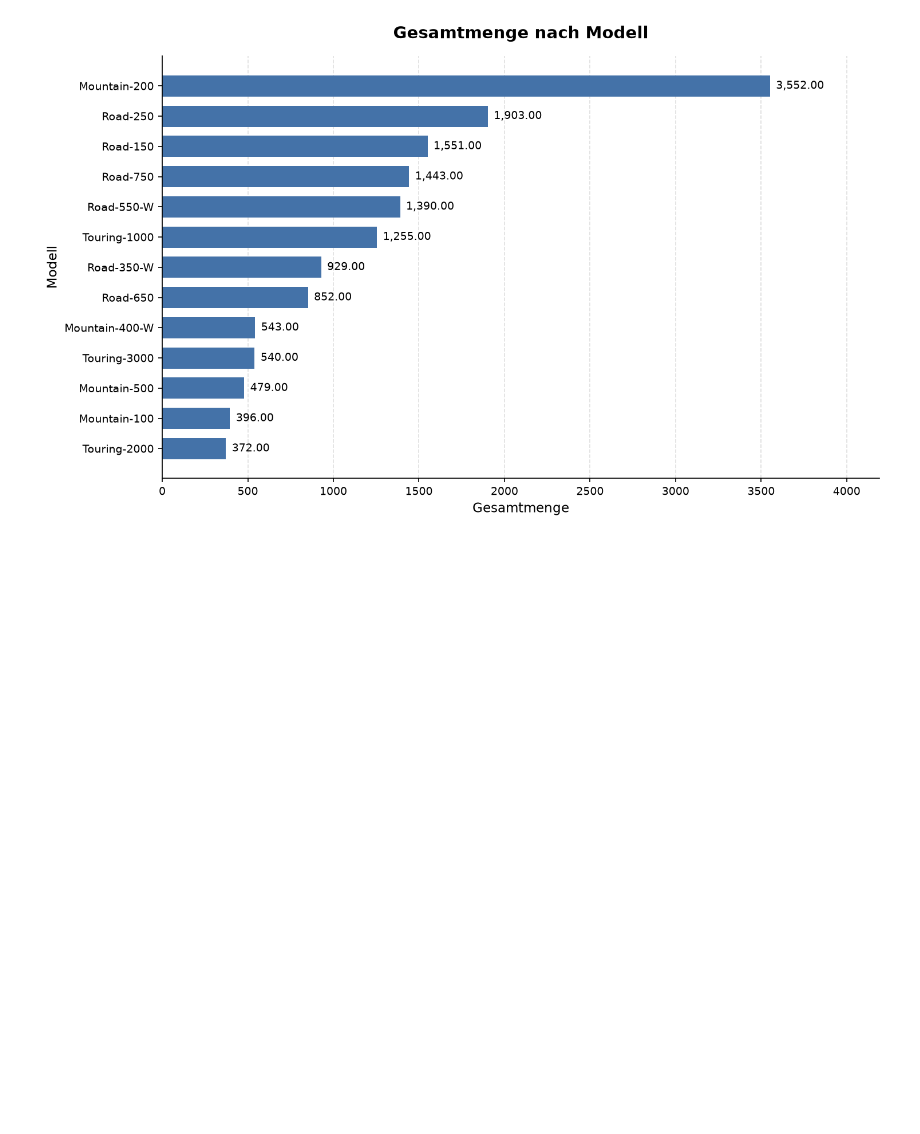
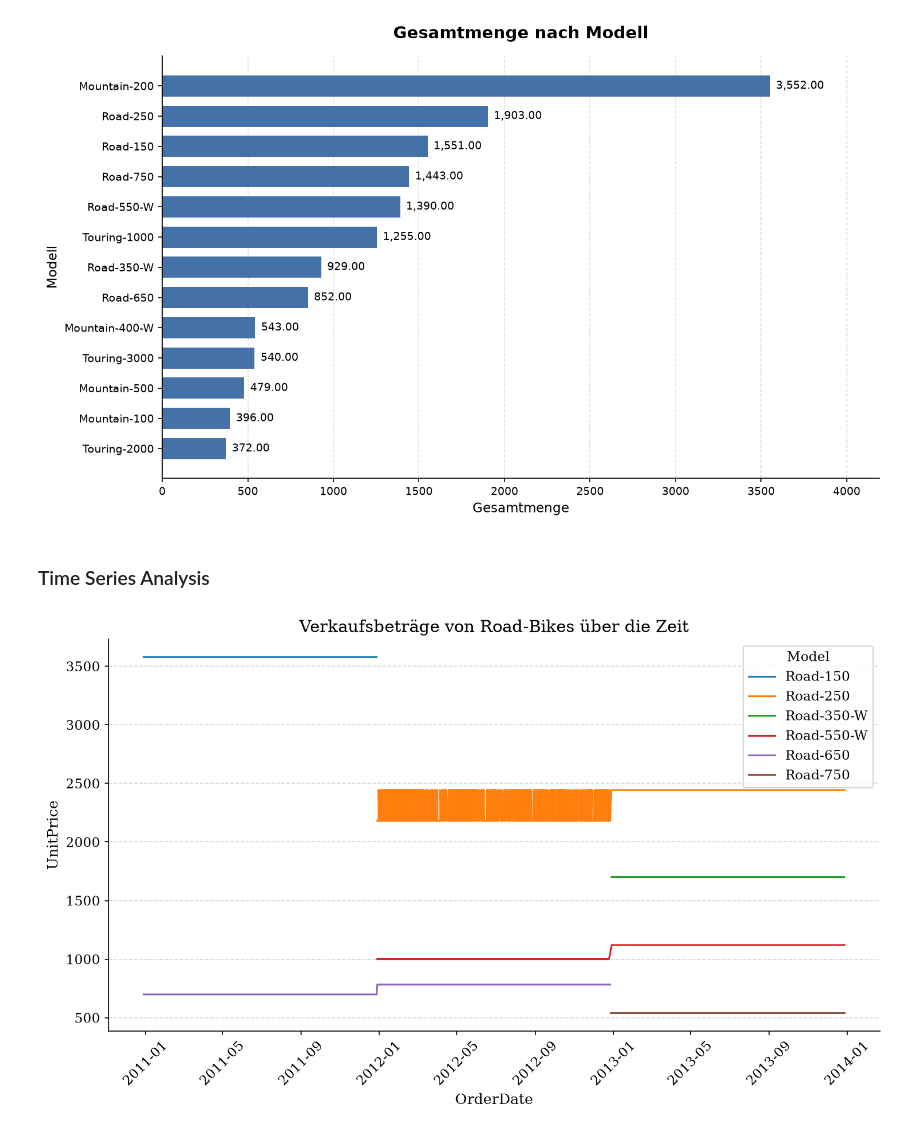
Before and after one commit to RafaelRiesle/cpm_projekt_14_vorhersage_numerischer_Werte, a Jupyter notebook: notebooks/analysis.ipynb, the cells around one changed output. Drawn from its saved outputs; the diff is of its cells as text; code cells hidden in the pictures; blank space fills up the shorter version.

Commit message:
feat: add eda for time series sales amount and sales overall

```diff
--- a/notebooks/analysis.ipynb
+++ b/notebooks/analysis.ipynb
@@ -44,0 +15,3 @@ df.describe(include="all")
+# %%
+# Load and prepare data
+df = LoadPrepareData().load_and_prepare_data()
@@ -243,3 +169,12 @@ ScientificBarChart(
 ).plot()
 # %% [output]
 [figure]
+# %% [markdown]
+### Time Series Analysis
+# %%
+ts_plots = TimeSeriesPlots(bikes_df)
+
+# Stückpreise der Road-Bikes im Zeitverlauf
+ts_plots.plot_road_bike_prices()
+# %% [output]
+[figure, added]
```
Also changed, not shown: parts of 16 cells of this notebook, 3 other files.
